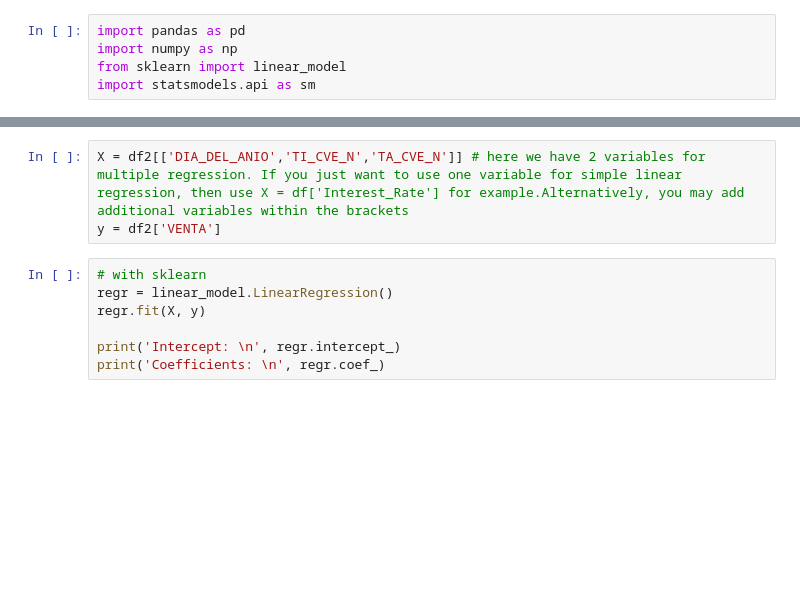
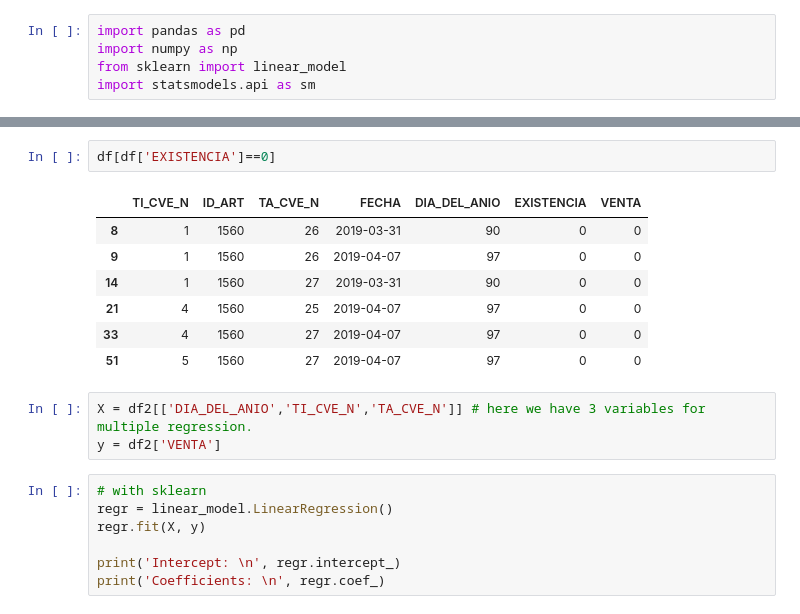
Before and after one commit to jcjimenezb123/PFM_PronosticoDemanda, a Jupyter notebook: AnalizarExistenciasVentas.ipynb, the cells around one changed output, grey strips where cells are left out. Cells and saved outputs as stored; diff of their text form; blank space fills up the shorter version.

```diff
--- a/AnalizarExistenciasVentas.ipynb
+++ b/AnalizarExistenciasVentas.ipynb
@@ -163,5 +171,15 @@ df2=df[df['EXISTENCIA']>0]
+# %%
+df[df['EXISTENCIA']==0]
+# %% [output]
+|  | TI_CVE_N | ID_ART | TA_CVE_N | FECHA | DIA_DEL_ANIO | EXISTENCIA | VENTA |
+| 8 | 1 | 1560 | 26 | 2019-03-31 | 90 | 0 | 0 |
+| 9 | 1 | 1560 | 26 | 2019-04-07 | 97 | 0 | 0 |
+| 14 | 1 | 1560 | 27 | 2019-03-31 | 90 | 0 | 0 |
+| 21 | 4 | 1560 | 25 | 2019-04-07 | 97 | 0 | 0 |
+| 33 | 4 | 1560 | 27 | 2019-04-07 | 97 | 0 | 0 |
+| 51 | 5 | 1560 | 27 | 2019-04-07 | 97 | 0 | 0 |
 # %%
-X = df2[['DIA_DEL_ANIO','TI_CVE_N','TA_CVE_N']] # here we have 2 variables for multiple regression. If you just want to use one variable for simple linear regression, then use X = df['Interest_Rate'] for example.Alternatively, you may add additional variables within the brackets
+X = df2[['DIA_DEL_ANIO','TI_CVE_N','TA_CVE_N']] # here we have 3 variables for multiple regression.
 y = df2['VENTA']
 # %%
 # with sklearn
```
Also changed, not shown: parts of 4 cells of this notebook.
